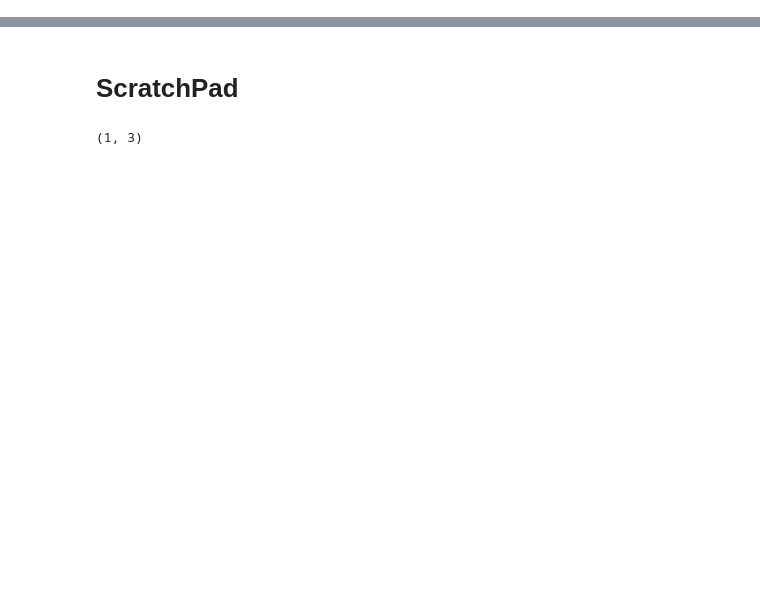
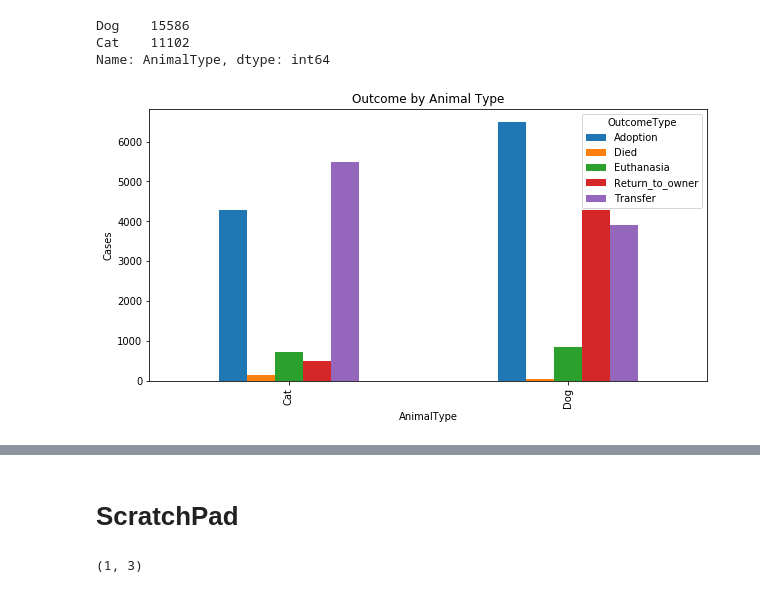
Before and after one commit to jfarrugia-uom/2017Sem03CourseWork, a Jupyter notebook: ML/Assignment/Animal Shelter 2.ipynb, the cells around one changed output, grey strips where cells are left out. Drawn from its saved outputs; the diff is of its cells as text; code cells hidden in the pictures; blank space fills up the shorter version.

```diff
--- a/ML/Assignment/Animal Shelter 2.ipynb
+++ b/ML/Assignment/Animal Shelter 2.ipynb
@@ -218,0 +241,11 @@ def get_breed_freq(breed_counts, breed1, breed2):
+# %%
+# Outcome by animal type
+
+ax = pd.crosstab(df.AnimalType, df.OutcomeType, margins=False).plot(kind='bar', title='Outcome by Animal Type', figsize=(10,5))
+ax.set_ylabel("Cases")
+print df.AnimalType.value_counts()
+# %% [output]
+Dog    15586
+Cat    11102
+Name: AnimalType, dtype: int64
+[figure, added]
```
Also changed, not shown: parts of 58 cells of this notebook, 1 other file.
